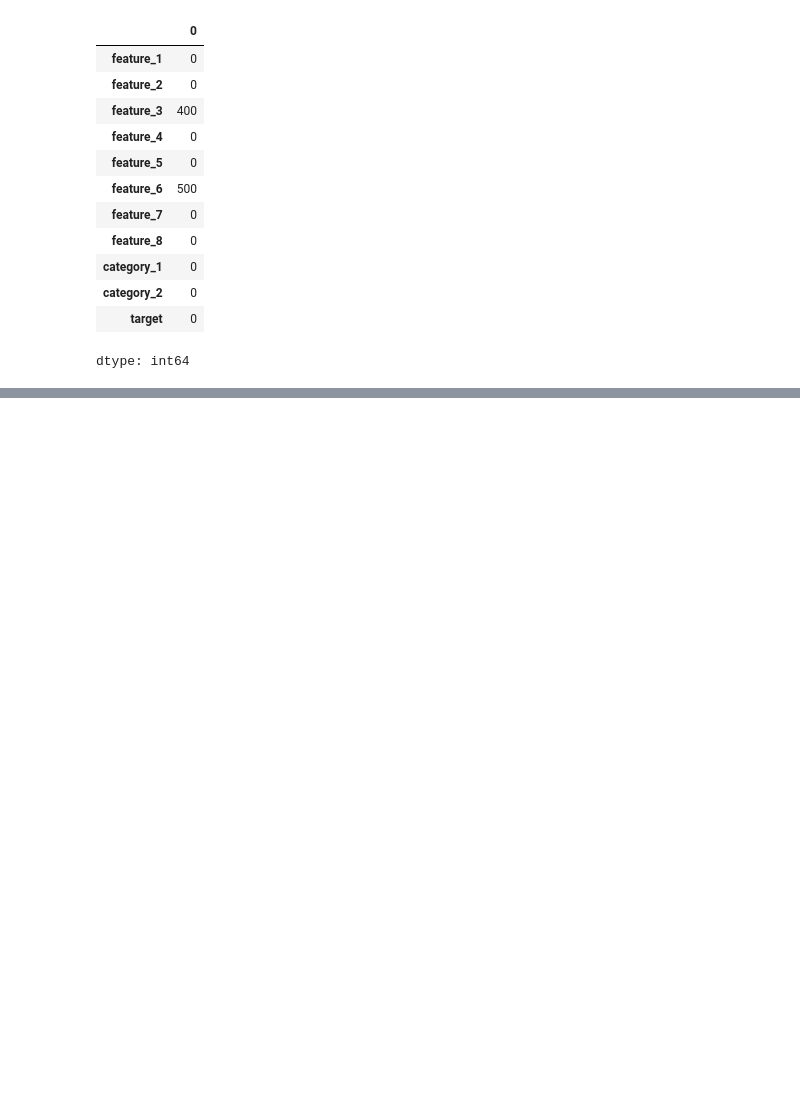
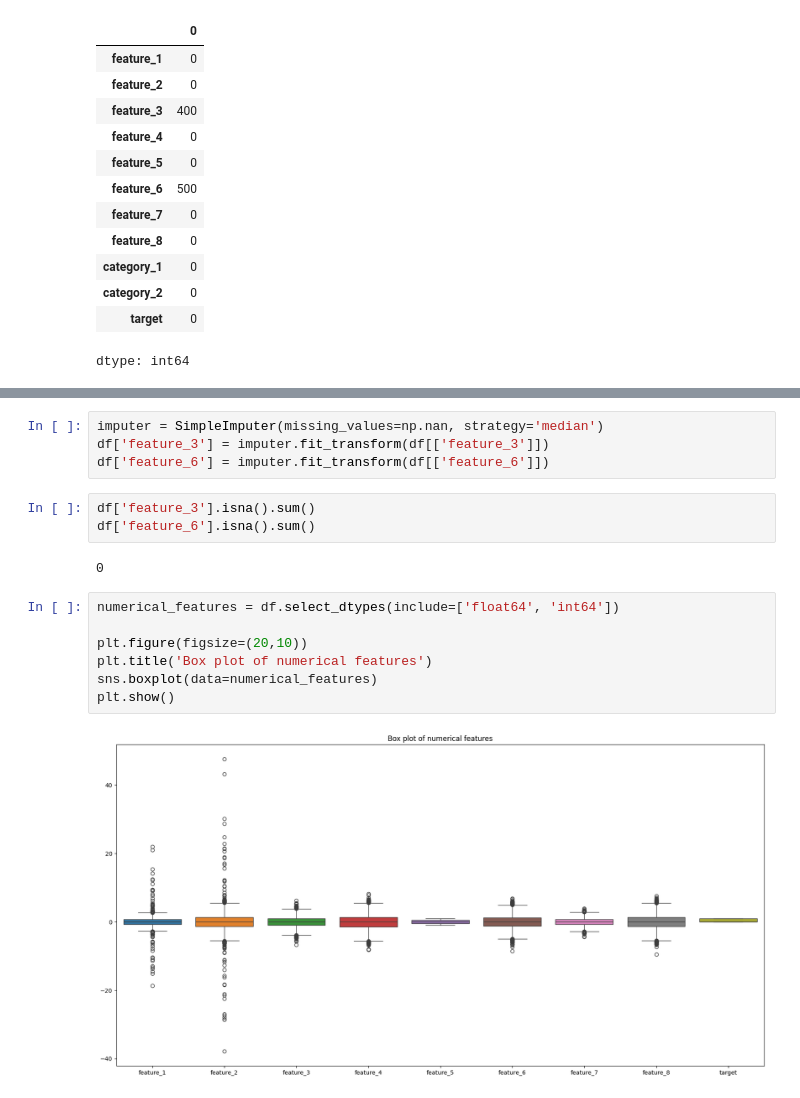
Before and after one commit to Montasir00/Ml_final_project, a Jupyter notebook: Final_Project.ipynb, the cells around one changed output, grey strips where cells are left out. Drawn from its saved outputs; the diff is of its cells as text; blank space fills up the shorter version.

```diff
--- a/Final_Project.ipynb
+++ b/Final_Project.ipynb
@@ -132,0 +147,18 @@ plt.show()
+# %%
+imputer = SimpleImputer(missing_values=np.nan, strategy='median')
+df['feature_3'] = imputer.fit_transform(df[['feature_3']])
+df['feature_6'] = imputer.fit_transform(df[['feature_6']])
+# %%
+df['feature_3'].isna().sum()
+df['feature_6'].isna().sum()
+# %% [output]
+0
+# %%
+numerical_features = df.select_dtypes(include=['float64', 'int64'])
+
+plt.figure(figsize=(20,10))
+plt.title('Box plot of numerical features')
+sns.boxplot(data=numerical_features)
+plt.show()
+# %% [output]
+[figure, added]
```
Also changed, not shown: parts of 19 cells of this notebook.
